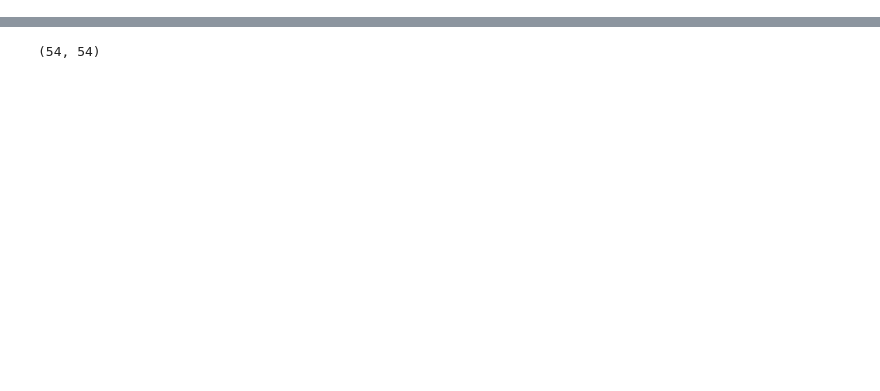
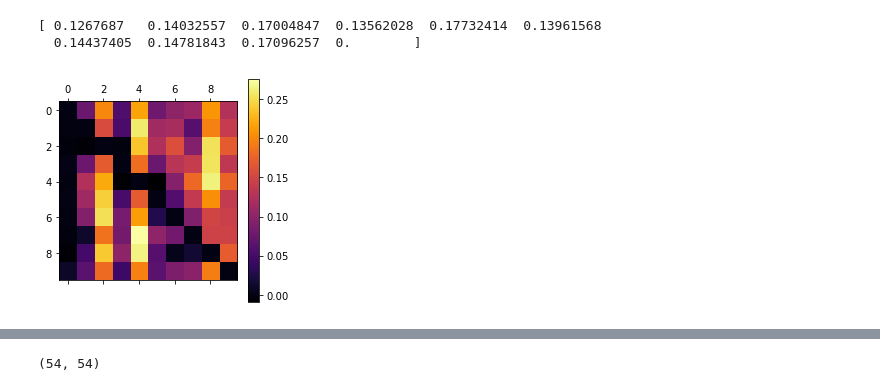
Before and after one commit to markovmodel/msmrd, a Jupyter notebook: scripts/createMSM_asym2D.ipynb, the cells around one changed output, grey strips where cells are left out. Cells and saved outputs as stored; diff of their text form; code cells hidden in the pictures; blank space fills up the shorter version.

```diff
--- a/scripts/createMSM_asym2D.ipynb
+++ b/scripts/createMSM_asym2D.ipynb
@@ -208,0 +316,19 @@ plt.plot(np.sum(T[:,-15:],axis=1), 'o')
+# %%
+import pickle
+BDtransitionTimesMSM = pickle.load(open('MTTs_convergence.p'))
+# %%
+diff = np.zeros_like(mfpt_fullMatrix)
+for i in range(len(diff)):
+    for j in range(len(diff)):
+        if i != j:
+            diff[i,j] = (mfpt_fullMatrix[i,j] - BDtransitionTimesMSM[48][i,j])/BDtransitionTimesMSM[48][i,j]
+plt.matshow(diff, cmap=plt.get_cmap('inferno'))
+#plt.clim((-0.2,0.3))
+plt.colorbar()
+np.amax(abs(diff))
+#plt.savefig('2DasymError.pdf')
+print diff[:,9]
+# %% [output]
+[ 0.1267687   0.14032557  0.17004847  0.13562028  0.17732414  0.13961568
+  0.14437405  0.14781843  0.17096257  0.        ]
+[figure, added]
```
Also changed, not shown: parts of 26 cells of this notebook, 8 other files.
